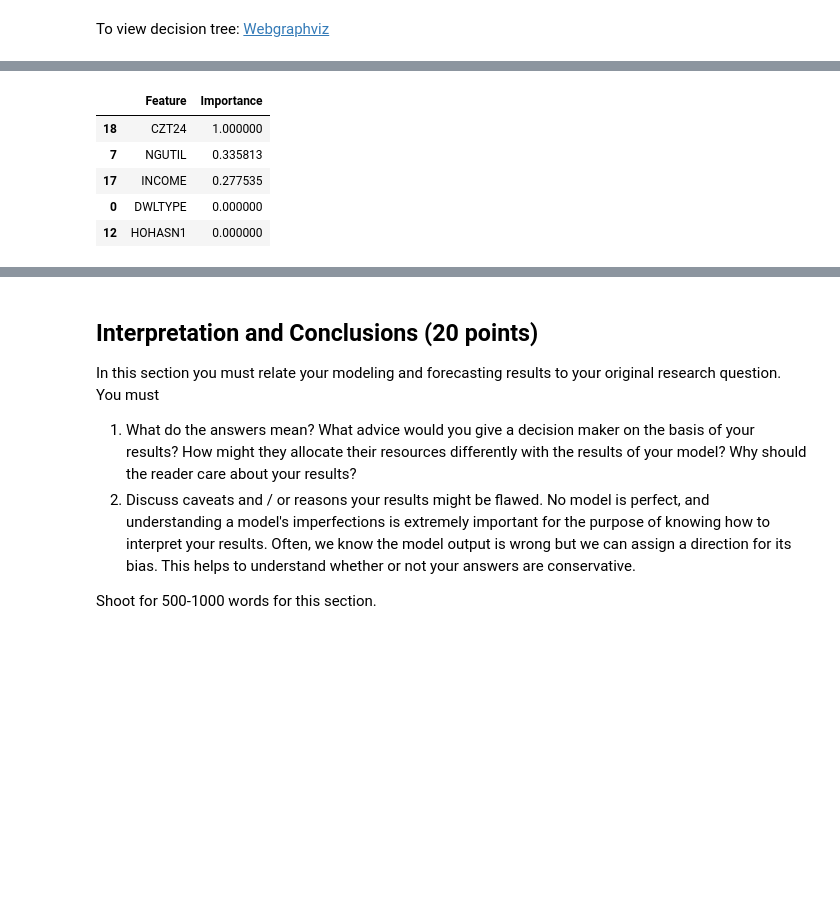
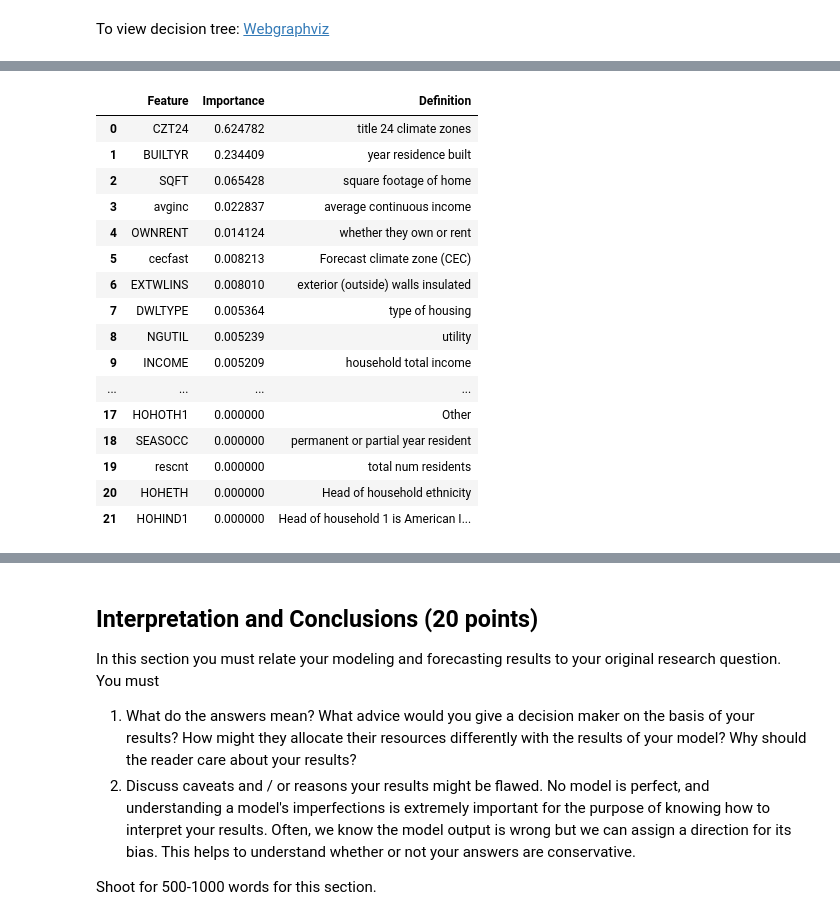
Before and after one commit to elizabethrshehter/er131finalproject, a Jupyter notebook: FinalProjectTemplate_2019.ipynb, the cells around one changed output, grey strips where cells are left out. Cells and saved outputs as stored; diff of their text form; code cells hidden in the pictures; blank space fills up the shorter version.

```diff
--- a/FinalProjectTemplate_2019.ipynb
+++ b/FinalProjectTemplate_2019.ipynb
@@ -357,6 +456,6 @@ print(rnd_search.best_params_)
 # %%
 #New Decision Tree with tuned parameters from cross validation
-opt_tree = DecisionTreeClassifier(max_depth= 2, max_features= 13, max_leaf_nodes= 88)
+opt_tree = DecisionTreeClassifier(max_depth= 9, max_features= 17, max_leaf_nodes= 58, random_state = 2)
 opt_tree.fit(X_train, y_train)
 
 print("Number of features: {}".format(opt_tree.tree_.n_features))
@@ -396,17 +496,25 @@ node [shape=box] ;
 }
-# %%
-#Optimized Single Tree Feature Importance
-feature_importance = opt_tree.feature_importances_
-feature_importance = feature_importance / feature_importance.max()
-rf_feat = pd.DataFrame({'Feature':X_train.columns, 'Importance':feature_importance}).sort_values(by = 'Importance',ascending = False)
-rf_feat.head()
-# %% [output]
-|  | Feature | Importance |
-| 18 | CZT24 | 1.000000 |
-| 7 | NGUTIL | 0.335813 |
-| 17 | INCOME | 0.277535 |
-| 0 | DWLTYPE | 0.000000 |
-| 12 | HOHASN1 | 0.000000 |
+# %%
+importance = pd.DataFrame({'Feature': X.columns, 'Importance': opt_tree.feature_importances_}).sort_values(by = 'Importance',ascending = False)
+importance.merge(coldict_clean,how = 'inner', on = 'Feature')
+# %% [output]
+|  | Feature | Importance | Definition |
+| 0 | CZT24 | 0.624782 | title 24 climate zones |
+| 1 | BUILTYR | 0.234409 | year residence built |
+| 2 | SQFT | 0.065428 | square footage of home |
+| 3 | avginc | 0.022837 | average continuous income |
+| 4 | OWNRENT | 0.014124 | whether they own or rent |
+| 5 | cecfast | 0.008213 | Forecast climate zone (CEC) |
+| 6 | EXTWLINS | 0.008010 | exterior (outside) walls insulated |
+| 7 | DWLTYPE | 0.005364 | type of housing |
+| 8 | NGUTIL | 0.005239 | utility |
+| 9 | INCOME | 0.005209 | household total income |
+| ... | ... | ... | ... |
+| 17 | HOHOTH1 | 0.000000 | Other |
+| 18 | SEASOCC | 0.000000 | permanent or partial year resident |
+| 19 | rescnt | 0.000000 | total num residents |
+| 20 | HOHETH | 0.000000 | Head of household ethnicity |
+| 21 | HOHIND1 | 0.000000 | Head of household 1 is American I... |
 # %%
 # Bagging
 from sklearn.ensemble import BaggingClassifier
```
Also changed, not shown: parts of 42 cells of this notebook.
